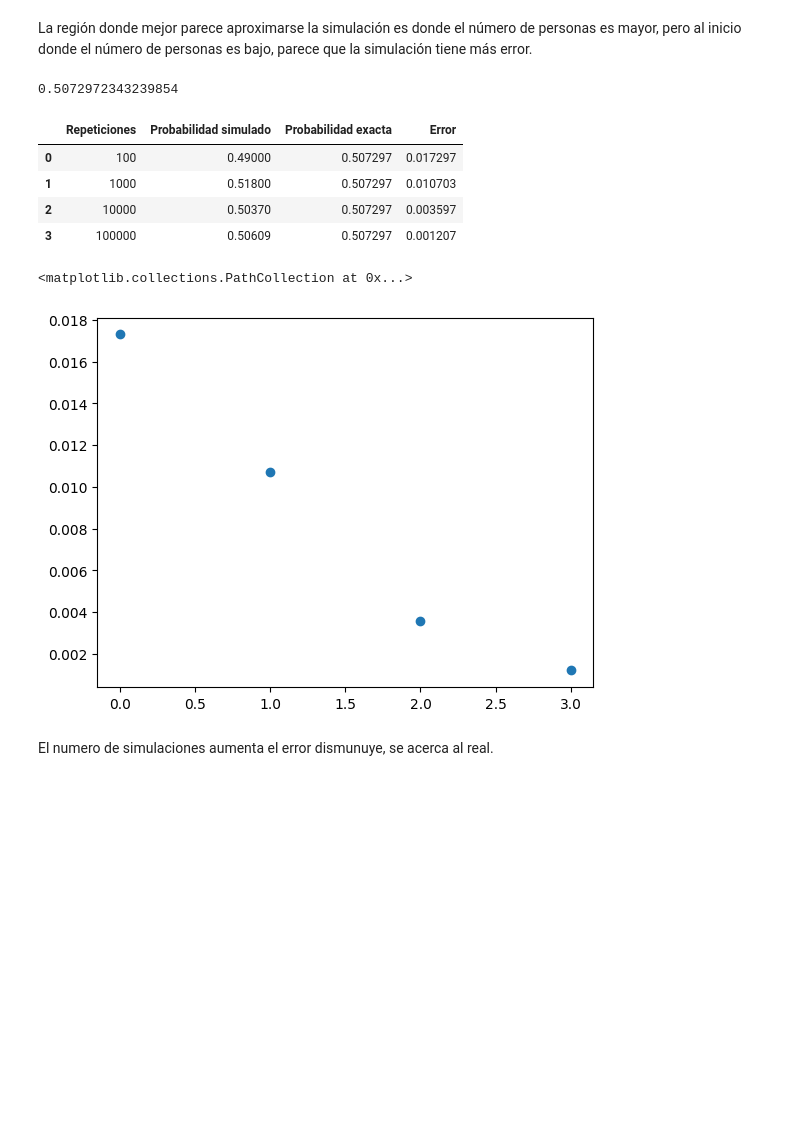
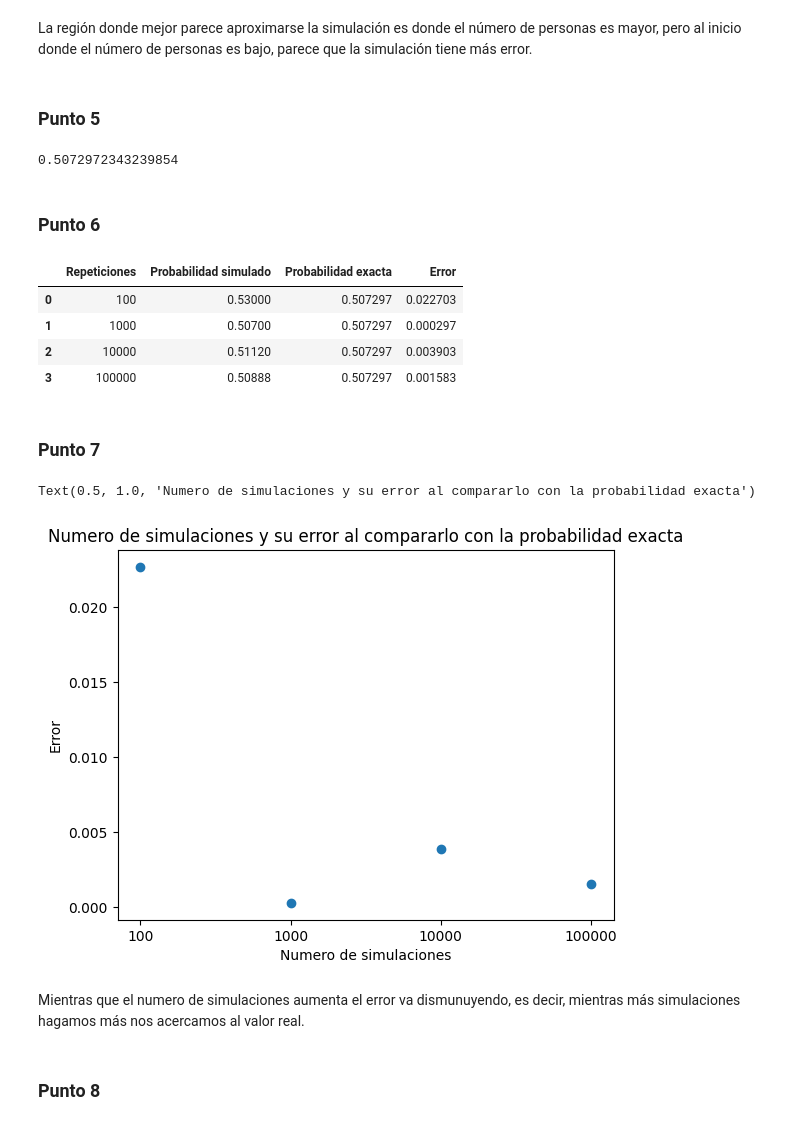
Before and after one commit to EdilbertoAntonio/ejercicios_maestria_icd, a Jupyter notebook: proba y est/problema_cumple.ipynb, the cells around one changed output. Cells and saved outputs as stored; diff of their text form; code cells hidden in the pictures; blank space fills up the shorter version.

```diff
--- a/proba y est/problema_cumple.ipynb
+++ b/proba y est/problema_cumple.ipynb
@@ -28,5 +34,5 @@ def proba_comb(n):
 # %%
-n = 50
+n = 60
 N = 1000
 num_personas = [x for x in range(1, n)]
 probabilidad_combinatoria = np.array([proba_comb(x) for x in range(1,n)])
@@ -84,34 +102,45 @@ plt.plot(resultados['Numero personas'], resultados['Diferencia'])
 # %% [markdown]
 La región donde mejor parece aproximarse la simulación es donde el número de personas es mayor, pero al inicio donde el número de personas es bajo, parece que la simulación tiene más error.
+# %% [markdown]
+### Punto 5
 # %%
+resultados = resultados.sort_values(by='Probabilidad combinatoria')
 mayor_05 = resultados[resultados['Probabilidad combinatoria']>0.5]
 mayor_05 = mayor_05.reset_index(drop=True)
 valor_min = int(mayor_05.loc[0, 'Numero personas'])
 valor_min
 valor_exacto = float(mayor_05.loc[0, 'Probabilidad combinatoria'])
 valor_exacto
-# mayor_05
 # %% [output]
 0.5072972343239854
+# %% [markdown]
+### Punto 6
 # %%
-num_sim = [100, 1000, 10000, 100000]
+num_sim = np.array([100, 1000, 10000, 100000])
 lista_sim = np.array([sim_cumple(valor_min, x) for x in num_sim])
 prob_exac = np.array([valor_exacto]*4)
-simulaciones_05 = pd.DataFrame({'Repeticiones': num_sim,
+simulaciones_05 = pd.DataFrame({'Repeticiones': num_sim.astype(str),
                                 'Probabilidad simulado': lista_sim,
                                 'Probabilidad exacta': prob_exac,
                                 'Error': np.abs(lista_sim-prob_exac)})
 simulaciones_05
 # %% [output]
 |  | Repeticiones | Probabilidad simulado | Probabilidad exacta | Error |
-| 0 | 100 | 0.49000 | 0.507297 | 0.017297 |
-| 1 | 1000 | 0.51800 | 0.507297 | 0.010703 |
-| 2 | 10000 | 0.50370 | 0.507297 | 0.003597 |
-| 3 | 100000 | 0.50609 | 0.507297 | 0.001207 |
+| 0 | 100 | 0.53000 | 0.507297 | 0.022703 |
+| 1 | 1000 | 0.50700 | 0.507297 | 0.000297 |
+| 2 | 10000 | 0.51120 | 0.507297 | 0.003903 |
+| 3 | 100000 | 0.50888 | 0.507297 | 0.001583 |
+# %% [markdown]
+### Punto 7
 # %%
-plt.scatter(simulaciones_05.index ,simulaciones_05['Error'])
+plt.scatter(simulaciones_05['Repeticiones'] ,simulaciones_05['Error'])
+plt.xlabel('Numero de simulaciones')
+plt.ylabel('Error')
+plt.title('Numero de simulaciones y su error al compararlo con la probabilidad exacta')
 # %% [output]
-<matplotlib.collections.PathCollection at 0x...>
+Text(0.5, 1.0, 'Numero de simulaciones y su error al compararlo con la probabilidad exacta')
-[figure, old version]
+[figure, new version]
 # %% [markdown]
-El numero de simulaciones aumenta el error dismunuye, se acerca al real.
+Mientras que el numero de simulaciones aumenta el error va dismunuyendo, es decir, mientras más simulaciones hagamos más nos acercamos al valor real.
+# %% [markdown]
+### Punto 8
```
Also changed, not shown: parts of 14 cells of this notebook.
